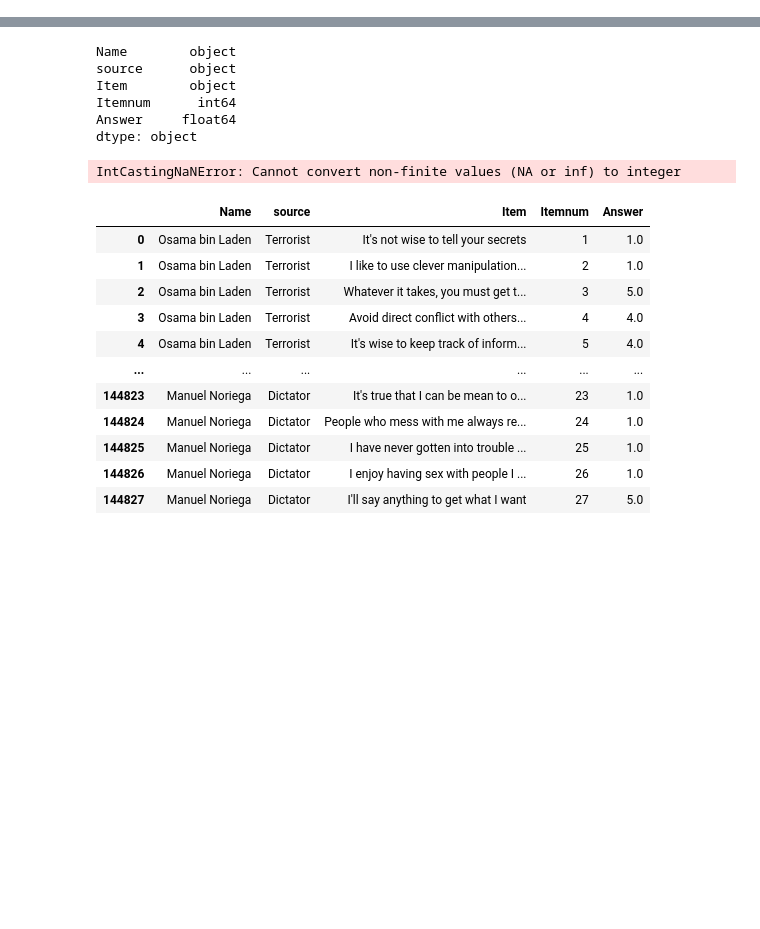
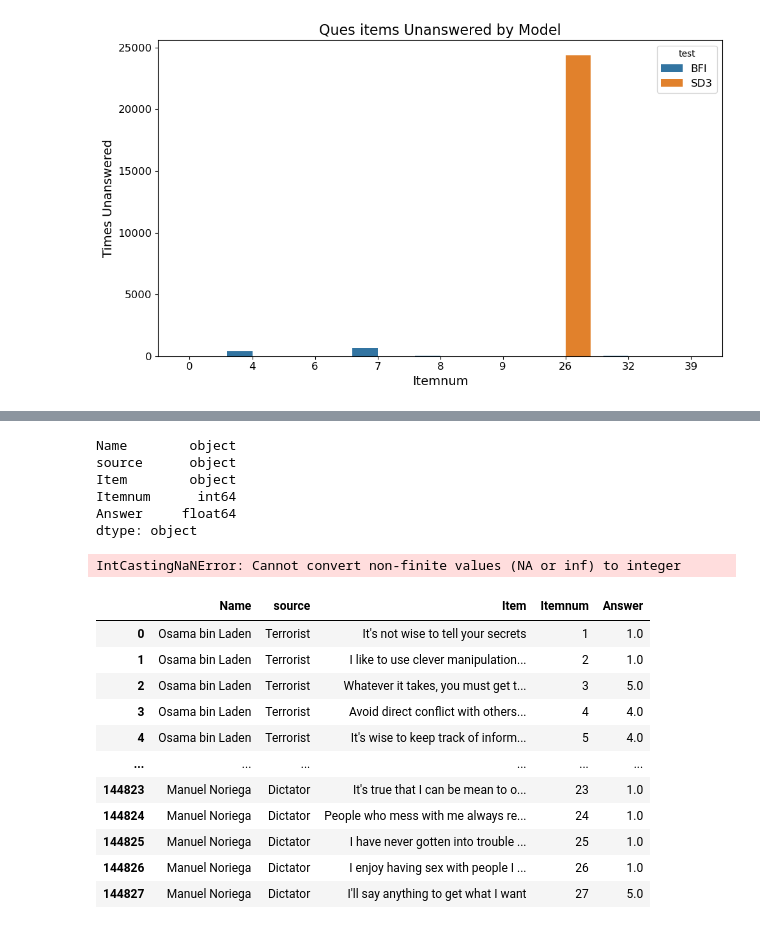
Before and after one commit to SnehaR26/psychollm, a Jupyter notebook: promptstd.ipynb, the cells around one changed output, grey strips where cells are left out. Drawn from its saved outputs; the diff is of its cells as text; code cells hidden in the pictures; blank space fills up the shorter version.

```diff
--- a/promptstd.ipynb
+++ b/promptstd.ipynb
@@ -10,0 +92,26 @@ from scipy.stats import mode
+# %%
+grouped_data = dfp.groupby(['Itemnum', 'test'])['times_unanswered'].sum().reset_index()
+
+# Plotting the bar chart
+plt.figure(figsize=(10, 6))
+sns.barplot(
+    data=grouped_data,
+    x='Itemnum',
+    y='times_unanswered',
+    hue='test',
+
+)
+
+# Adding labels and title
+plt.title('Ques items Unanswered by Model', fontsize=16)
+plt.xlabel('Itemnum', fontsize=14)
+plt.ylabel('Times Unanswered', fontsize=14)
+plt.legend(title='test', fontsize=12)
+plt.xticks(fontsize=12)
+plt.yticks(fontsize=12)
+
+# Show the plot
+plt.tight_layout()
+plt.show()
+# %% [output]
+[figure, added]
```
Also changed, not shown: parts of 12 cells of this notebook, 13 other files.
